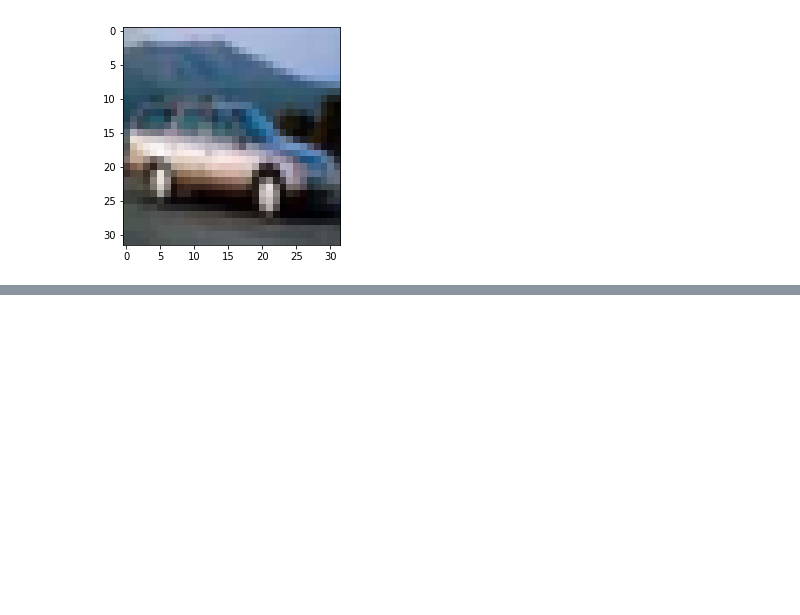
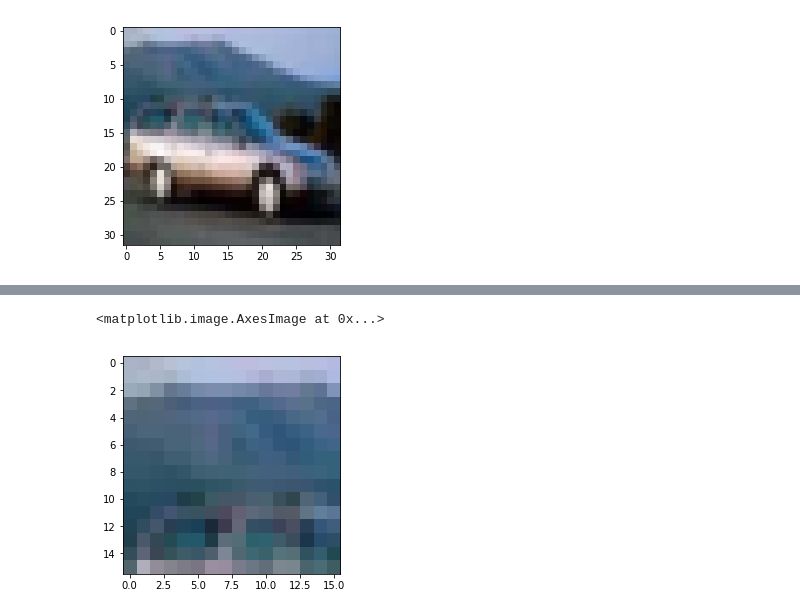
Before and after one commit to oracleofnj/scalenet, a Jupyter notebook: test_cifar10.ipynb, the cells around one changed output, grey strips where cells are left out. Cells and saved outputs as stored; diff of their text form; code cells hidden in the pictures; blank space fills up the shorter version.

```diff
--- a/test_cifar10.ipynb
+++ b/test_cifar10.ipynb
@@ -21,0 +223,5 @@ plt.imshow(images[4])
+# %%
+plt.imshow(transforms.ToPILImage()(im_cpu[4,:,:16,:16]))
+# %% [output]
+<matplotlib.image.AxesImage at 0x...>
+[figure, added]
```
Also changed, not shown: parts of 33 cells of this notebook.
